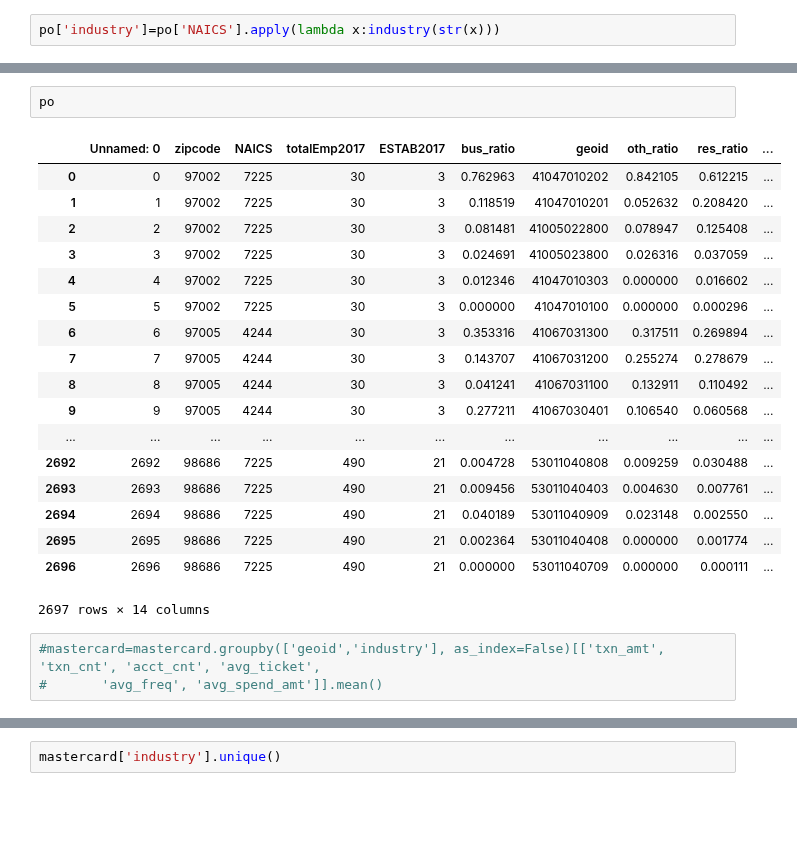
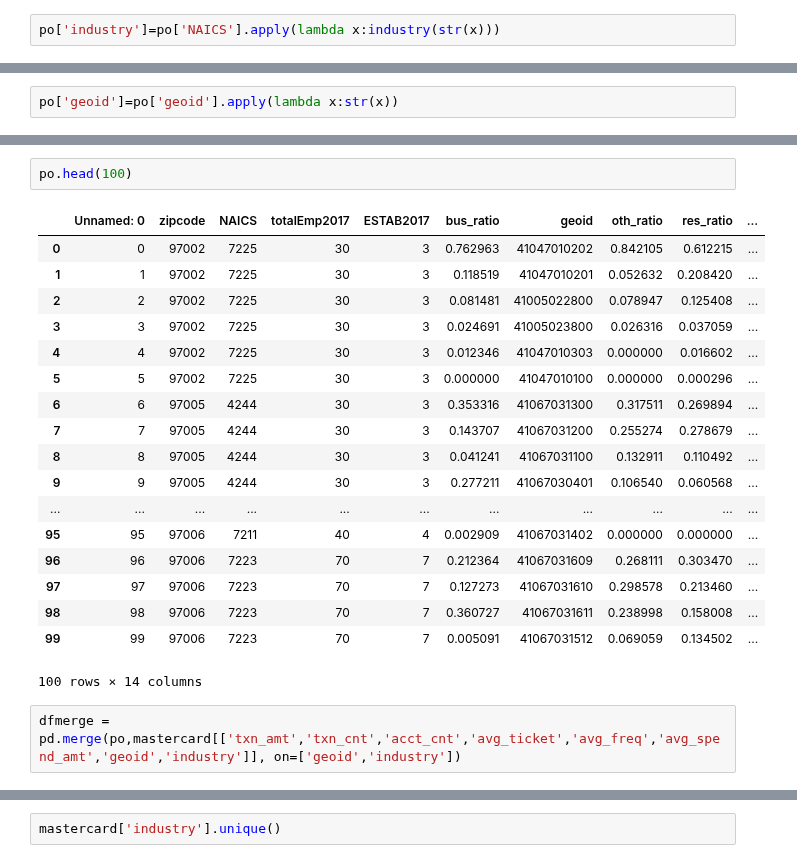
Before and after one commit to JasonZhangzy1757/CUSP-Capstone, a Jupyter notebook: mastercard dataset.ipynb, the cells around one changed output, grey strips where cells are left out. Drawn from its saved outputs; the diff is of its cells as text; blank space fills up the shorter version.

```diff
--- a/mastercard dataset.ipynb
+++ b/mastercard dataset.ipynb
@@ -108,0 +145,2 @@ po['industry']=po['NAICS'].apply(lambda x:industry(str(x)))
+# %%
+po['geoid']=po['geoid'].apply(lambda x:str(x))
@@ -109,24 +154,23 @@ po['industry']=po['NAICS'].apply(lambda x:industry(str(x)))
 # %%
-po
+po.head(100)
 # %% [output]
 |  | Unnamed: 0 | zipcode | NAICS | totalEmp2017 | ESTAB2017 | bus_ratio | geoid | oth_ratio | res_ratio | ... |
 | 0 | 0 | 97002 | 7225 | 30 | 3 | 0.762963 | 41047010202 | 0.842105 | 0.612215 | ... |
 | 1 | 1 | 97002 | 7225 | 30 | 3 | 0.118519 | 41047010201 | 0.052632 | 0.208420 | ... |
 | 2 | 2 | 97002 | 7225 | 30 | 3 | 0.081481 | 41005022800 | 0.078947 | 0.125408 | ... |
 | 3 | 3 | 97002 | 7225 | 30 | 3 | 0.024691 | 41005023800 | 0.026316 | 0.037059 | ... |
 | 4 | 4 | 97002 | 7225 | 30 | 3 | 0.012346 | 41047010303 | 0.000000 | 0.016602 | ... |
 | 5 | 5 | 97002 | 7225 | 30 | 3 | 0.000000 | 41047010100 | 0.000000 | 0.000296 | ... |
 | 6 | 6 | 97005 | 4244 | 30 | 3 | 0.353316 | 41067031300 | 0.317511 | 0.269894 | ... |
 | 7 | 7 | 97005 | 4244 | 30 | 3 | 0.143707 | 41067031200 | 0.255274 | 0.278679 | ... |
 | 8 | 8 | 97005 | 4244 | 30 | 3 | 0.041241 | 41067031100 | 0.132911 | 0.110492 | ... |
 | 9 | 9 | 97005 | 4244 | 30 | 3 | 0.277211 | 41067030401 | 0.106540 | 0.060568 | ... |
 | ... | ... | ... | ... | ... | ... | ... | ... | ... | ... | ... |
-| 2692 | 2692 | 98686 | 7225 | 490 | 21 | 0.004728 | 53011040808 | 0.009259 | 0.030488 | ... |
-| 2693 | 2693 | 98686 | 7225 | 490 | 21 | 0.009456 | 53011040403 | 0.004630 | 0.007761 | ... |
-| 2694 | 2694 | 98686 | 7225 | 490 | 21 | 0.040189 | 53011040909 | 0.023148 | 0.002550 | ... |
-| 2695 | 2695 | 98686 | 7225 | 490 | 21 | 0.002364 | 53011040408 | 0.000000 | 0.001774 | ... |
-| 2696 | 2696 | 98686 | 7225 | 490 | 21 | 0.000000 | 53011040709 | 0.000000 | 0.000111 | ... |
+| 95 | 95 | 97006 | 7211 | 40 | 4 | 0.002909 | 41067031402 | 0.000000 | 0.000000 | ... |
+| 96 | 96 | 97006 | 7223 | 70 | 7 | 0.212364 | 41067031609 | 0.268111 | 0.303470 | ... |
+| 97 | 97 | 97006 | 7223 | 70 | 7 | 0.127273 | 41067031610 | 0.298578 | 0.213460 | ... |
+| 98 | 98 | 97006 | 7223 | 70 | 7 | 0.360727 | 41067031611 | 0.238998 | 0.158008 | ... |
+| 99 | 99 | 97006 | 7223 | 70 | 7 | 0.005091 | 41067031512 | 0.069059 | 0.134502 | ... |
-2697 rows × 14 columns
+100 rows × 14 columns
 # %%
-#mastercard=mastercard.groupby(['geoid','industry'], as_index=False)[['txn_amt', 'txn_cnt', 'acct_cnt', 'avg_ticket',
-#       'avg_freq', 'avg_spend_amt']].mean()
+dfmerge = pd.merge(po,mastercard[['txn_amt','txn_cnt','acct_cnt','avg_ticket','avg_freq','avg_spend_amt','geoid','industry']], on=['geoid','industry'])
```
Also changed, not shown: parts of 10 cells of this notebook, 5 other files.
